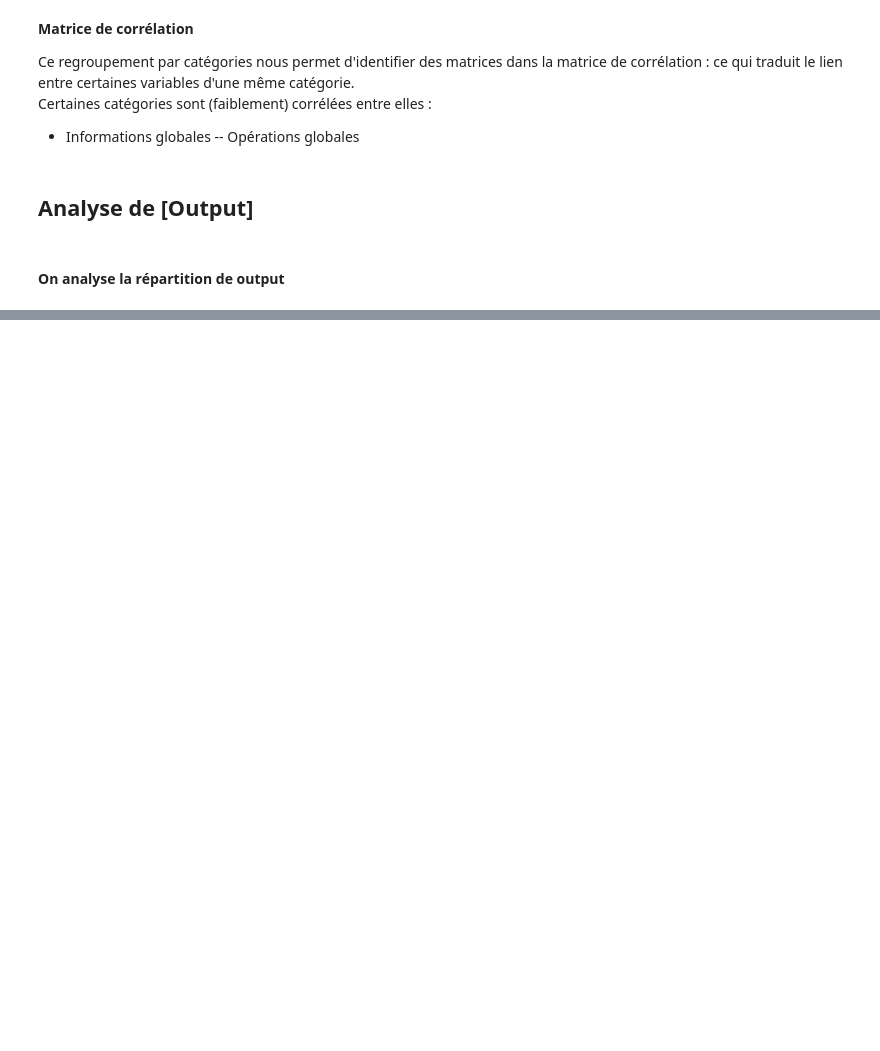
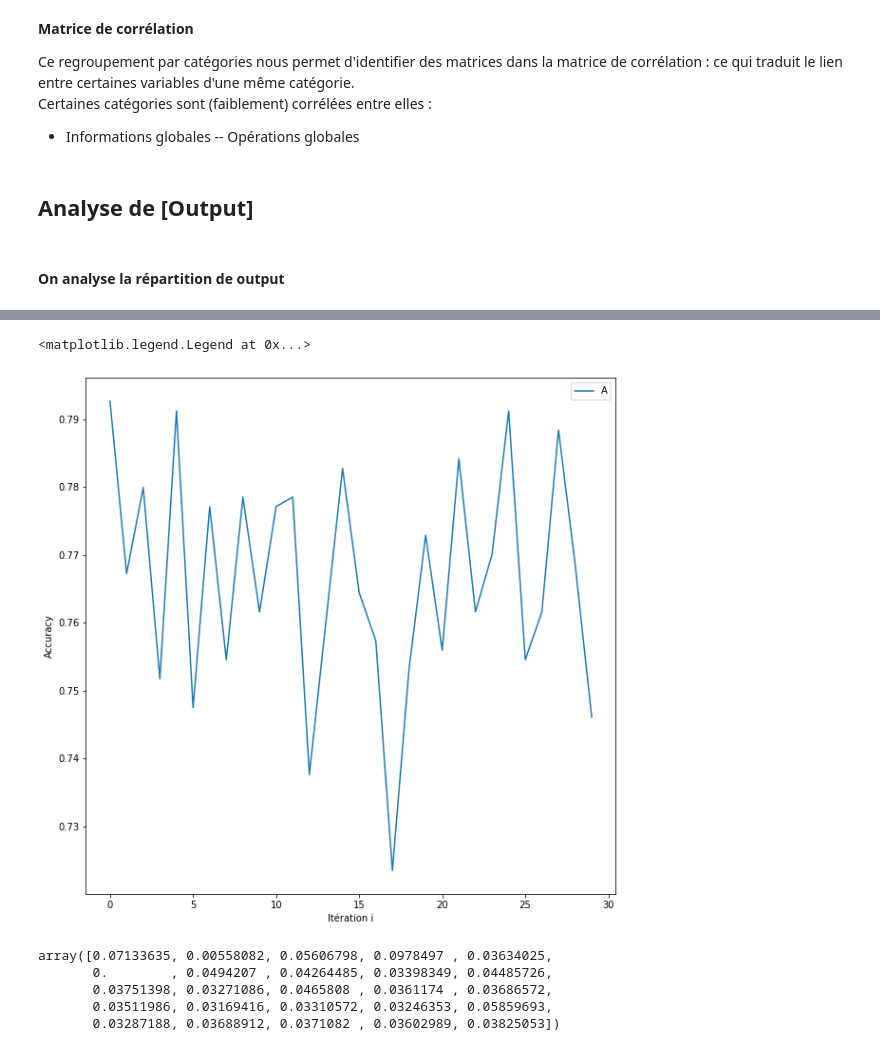
Before and after one commit to keyserwood/ILBRecruitmentProcess, a Jupyter notebook: 1.0-er-ilb_lab_test_technique2.ipynb, the cells around one changed output, grey strips where cells are left out. Drawn from its saved outputs; the diff is of its cells as text; code cells hidden in the pictures; blank space fills up the shorter version.

```diff
--- a/1.0-er-ilb_lab_test_technique2.ipynb
+++ b/1.0-er-ilb_lab_test_technique2.ipynb
@@ -435,0 +509,7 @@ df.groupby('Output').mean()
+# %%
+scaler = MinMaxScaler()
+# %%
+X = scaler.fit_transform(X)
+# %%
+X_train, X_test, y_train, y_test = train_test_split(X,y)
+rfc.fit(X_train,y_train)
@@ -435,0 +525,25 @@ df.groupby('Output').mean()
+# %%
+nb_test = 30
+accuracy = [0]*nb_test
+for i in range(nb_test):
+    X_train, X_test, y_train, y_test = train_test_split(X,y)
+    rfc.fit(X_train,y_train)
+    y_pred = rfc.predict(X_test)
+    accuracy[i] = accuracy_score(y_pred,y_test)
+# %%
+plt.figure(figsize=(10,10))
+plt.plot(range(nb_test),accuracy)
+plt.xlabel('Itération i')
+plt.ylabel('Accuracy')
+plt.legend('Accuracy à chaque itération')
+# %% [output]
+<matplotlib.legend.Legend at 0x...>
+[figure, added]
+# %%
+rfc.feature_importances_
+# %% [output]
+array([0.07133635, 0.00558082, 0.05606798, 0.0978497 , 0.03634025,
+       0.        , 0.0494207 , 0.04264485, 0.03398349, 0.04485726,
+       0.03751398, 0.03271086, 0.0465808 , 0.0361174 , 0.03686572,
+       0.03511986, 0.03169416, 0.03310572, 0.03246353, 0.05859693,
+       0.03287188, 0.03688912, 0.0371082 , 0.03602989, 0.03825053])
```
Also changed, not shown: parts of 41 cells of this notebook.
